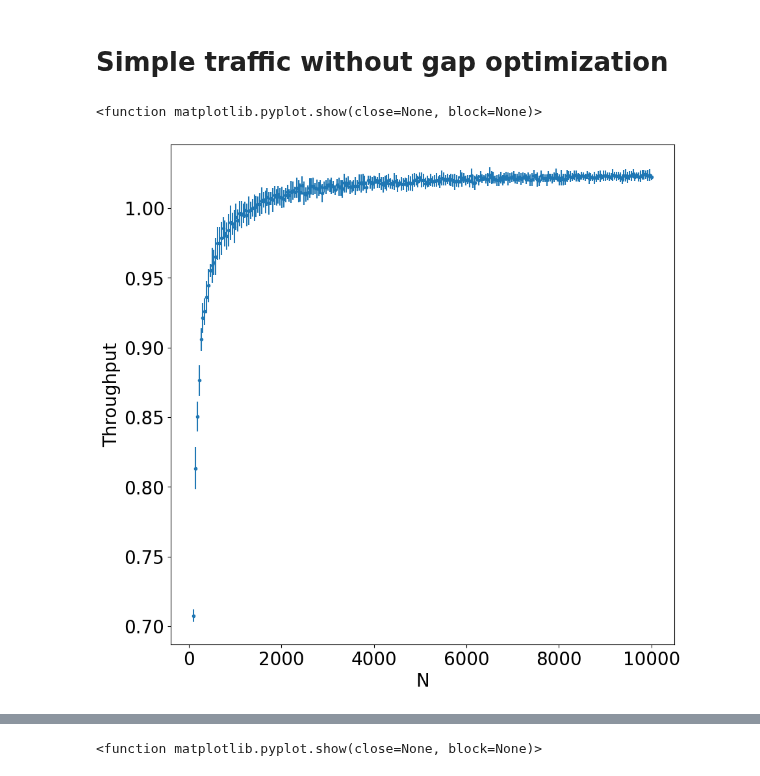
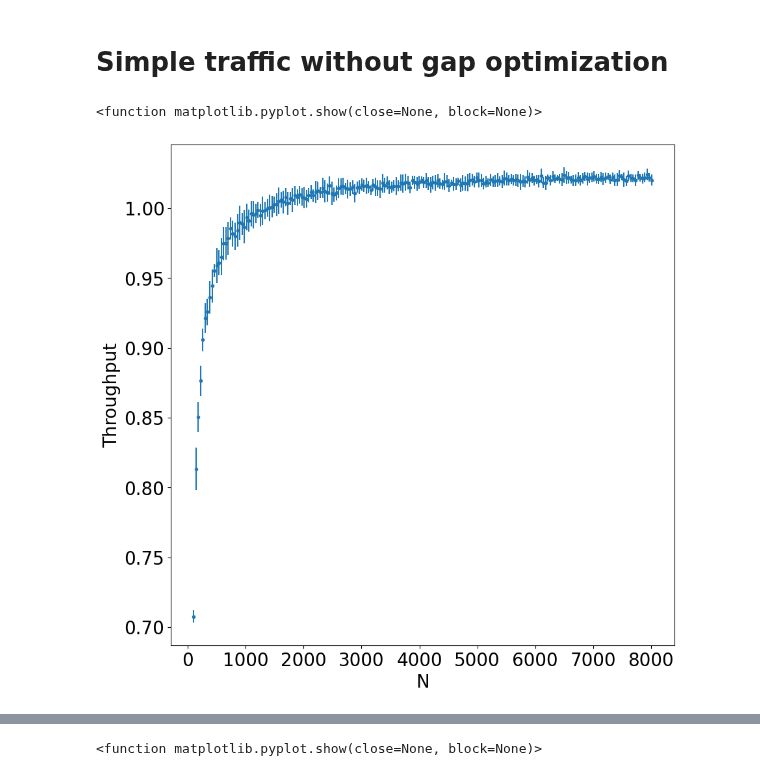
Before and after one commit to KugutAndrei/Hakashinka, a Jupyter notebook: presentation.ipynb, the cells around one changed output, grey strips where cells are left out. Drawn from its saved outputs; the diff is of its cells as text; code cells hidden in the pictures.

```diff
--- a/presentation.ipynb
+++ b/presentation.ipynb
@@ -168,15 +176,15 @@ np.savez('res_data/simple_throughput_wide', out=out, N_arr=N_arr)
 # %%
 data = np.load('res_data/simple_throughput_wide.npz')
 
 fig, ax = plt.subplots()
 plt.rcParams["figure.figsize"] = (10, 10)
 ax.set_xlabel("N")
 ax.set_ylabel("Throughput")
 
-ax.errorbar(data['N_arr'], data['out'][:250, 0], yerr=np.asarray(data['out'][:250, 1]), linestyle="", marker=".")
+ax.errorbar(data['N_arr'][50:250], data['out'][50:250, 0], yerr=np.asarray(data['out'][50:250, 1]), linestyle="", marker=".")
 
 plt.rcParams['font.size'] = '20'
 plt.show
 # %% [output]
 <function matplotlib.pyplot.show(close=None, block=None)>
-[figure, old version]
+[figure, new version]
```
Also changed, not shown: parts of 30 cells of this notebook, 15 other files.
